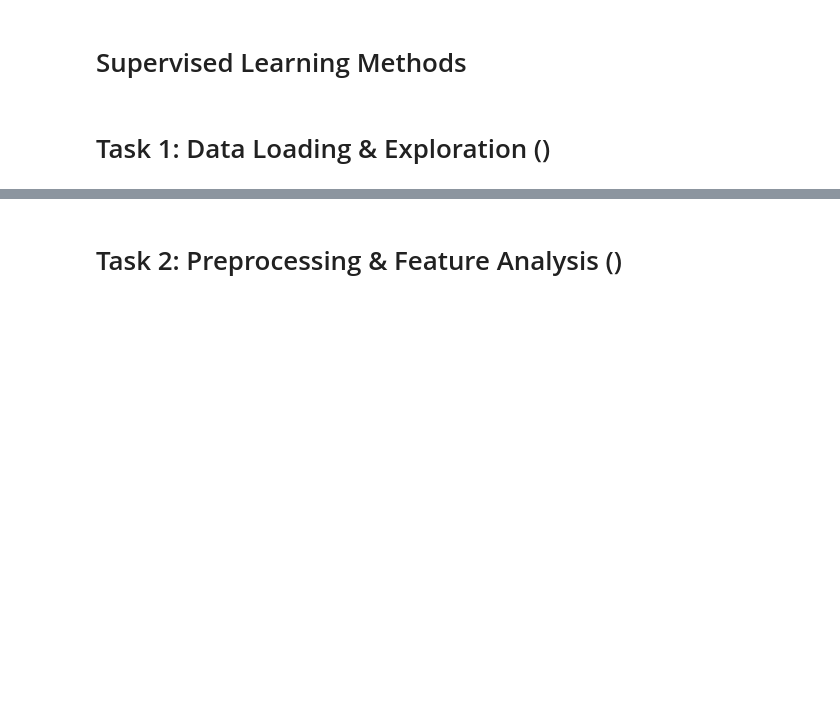
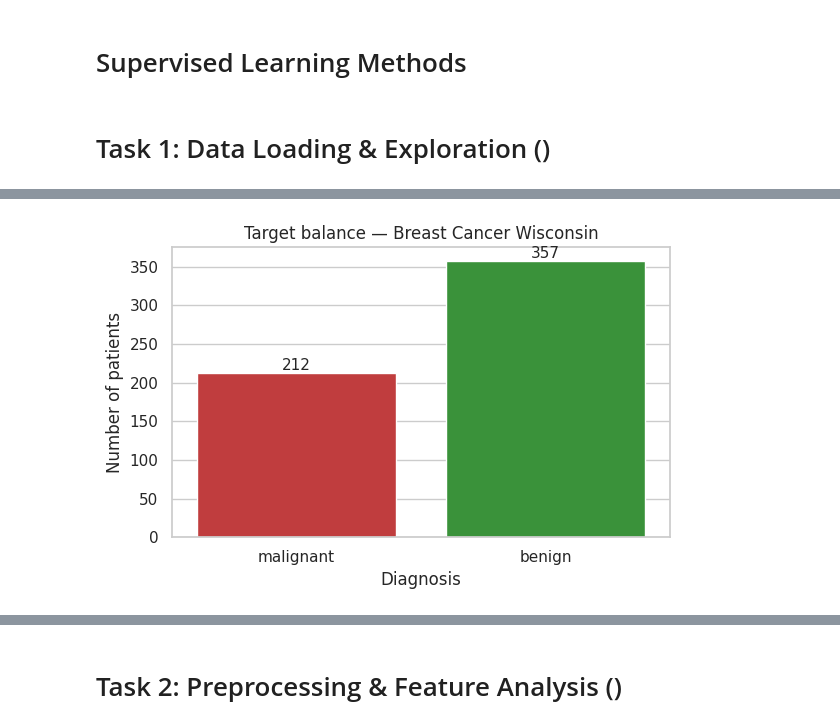
Before and after one commit to harasarahh/machine-learning-projects, a Jupyter notebook: SupervisedLearning/ML_assignment2.ipynb, the cells around one changed output, grey strips where cells are left out. Saved outputs shown, nothing was run; the diff lists cells and outputs as text; code cells hidden in the pictures; blank space fills up the shorter version.

```diff
--- a/SupervisedLearning/ML_assignment2.ipynb
+++ b/SupervisedLearning/ML_assignment2.ipynb
@@ -5,2 +16,18 @@
 # %% [markdown]
 # Task 1: Data Loading & Exploration ()
+# %%
+#display options
+pd.set_option('display.max_columns', 40)
+pd.set_option('display.width', 160)
+sns.set_theme(style='whitegrid', context='notebook')
+
+#load the dataset
+data = load_breast_cancer()
+
+#build the df and separate the target
+X = pd.DataFrame(data.data, columns=data.feature_names)
+y = pd.Series(data.target, name='target')
+
+#transform the target into 0-1 instead of malignant-benign
+class_names = dict(enumerate(data.target_names))
+print('Class label mapping:', class_names)
@@ -6,0 +63,29 @@
+# %%
+#target balance
+counts = y.value_counts().sort_index()
+proportions = y.value_counts(normalize=True).sort_index()
+
+balance = pd.DataFrame({
+    'count': counts,
+    'proportion': proportions.round(3)
+})
+balance.index = [class_names[i] for i in balance.index]
+balance
+
+# Bar plot of target counts
+fig, ax = plt.subplots(figsize=(6, 4))
+sns.countplot(x=y.map(class_names), order=['malignant', 'benign'],
+              hue=y.map(class_names),
+              palette={'malignant': '#d62728', 'benign': '#2ca02c'},
+              legend=False, ax=ax)
+for p in ax.patches:
+    ax.annotate(f'{int(p.get_height())}',
+                (p.get_x() + p.get_width() / 2, p.get_height()),
+                ha='center', va='bottom', fontsize=11)
+ax.set_title('Target balance — Breast Cancer Wisconsin')
+ax.set_xlabel('Diagnosis')
+ax.set_ylabel('Number of patients')
+plt.tight_layout()
+plt.show()
+# %% [output]
+[figure, added]
```
Also changed, not shown: parts of 7 cells of this notebook.
